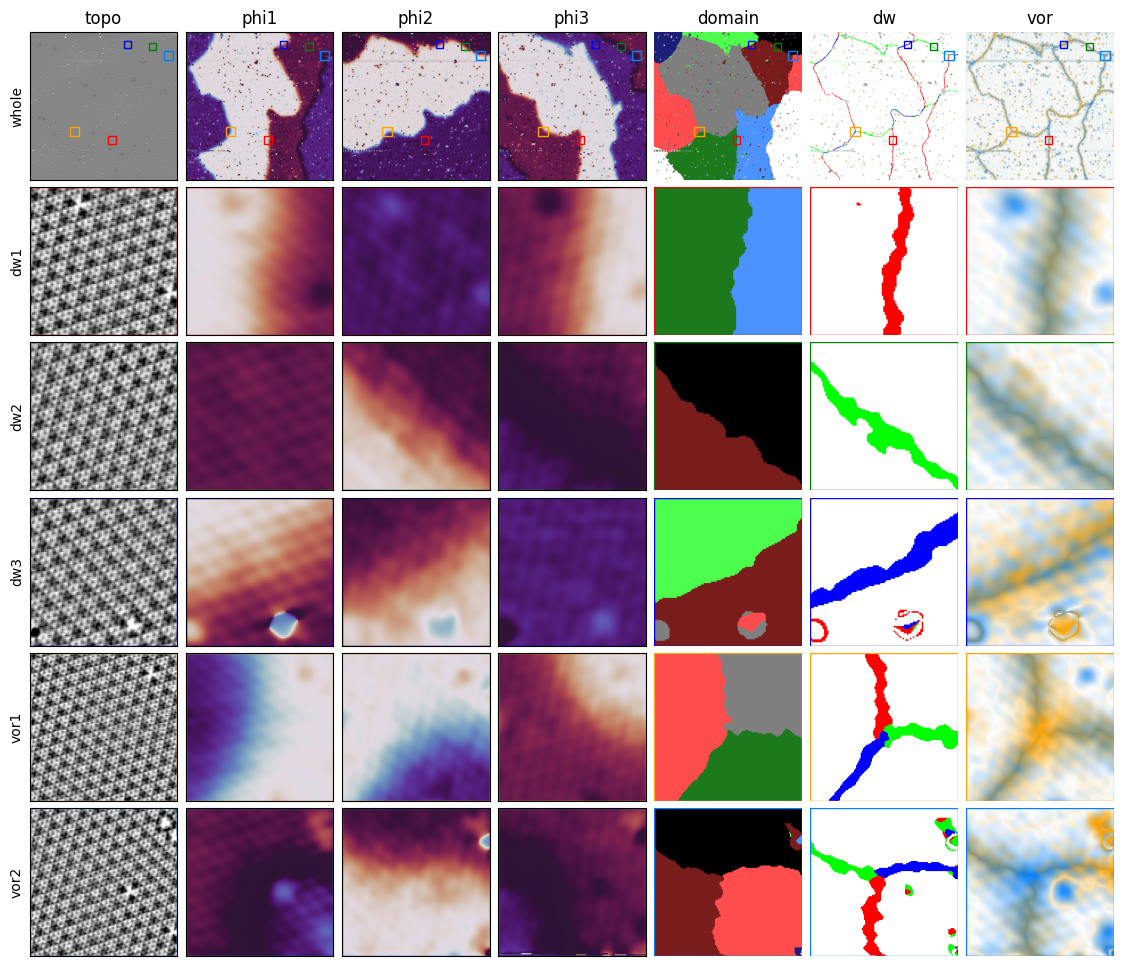
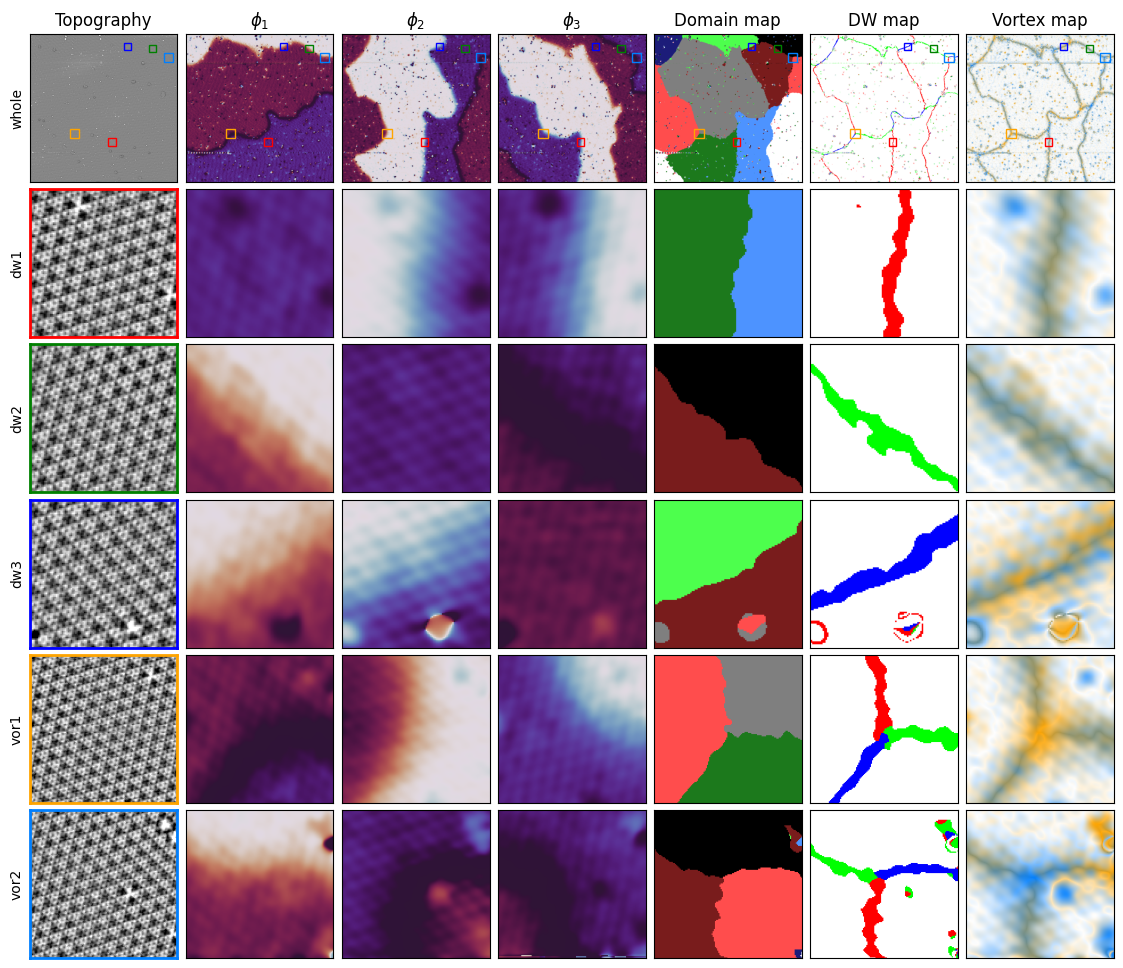
The notebook cell's code change between the first figure and the second:
--- before
+++ after
@@ -2,14 +2,16 @@
 msb,nsb = 6,7
 nm_rows = ['whole','dw1','dw2','dw3','vor1','vor2']
-nm_cols = ['topo','phi1','phi2','phi3','domain','dw','vor']
+nm_cols = ['Topography',r'$\phi_1$',r'$\phi_2$',r'$\phi_3$'
+           ,'Domain map','DW map','Vortex map']
 fig,axs = plt.subplots(msb,nsb,figsize=(14,12))
 fig.subplots_adjust(hspace=0.05, wspace=0.05)
 idt = 0
 def vis_cbox():
-    cw_r.ax_cropbox(ls='-',ec='r')
-    cw_g.ax_cropbox(ls='-',ec='g')
-    cw_b.ax_cropbox(ls='-',ec='b')    
-    cw_vr.ax_cropbox(ls='-',ec=CLR_NODE[0,:])
-    cw_vl.ax_cropbox(ls='-',ec=CLR_NODE[1,:])
+    for cw,clr in zip(cw_all,cw_clrs):
+        cw.ax_cropbox(ls='-',ec=clr)
+def box_edge(ax,clr,thick):
+    for spine in ax.spines.values():
+        spine.set_edgecolor(clr)
+        spine.set_linewidth(thick)       
 for isb in range(msb):    
     plt.sca(axs[isb,0]);imgen.topo(idt,cmap='gray')
@@ -23,19 +25,19 @@
 for ax in axs.flat:
     plt.sca(ax)
-    vis_cbox()
+    # box_edge(ax,'k',1)
     ax.set_xticks([])
-    ax.set_yticks([])    
+    ax.set_yticks([])   
+    ax.axis('on') 
 for ax in axs[0,:]:
     plt.sca(ax)
     plt.title(nm_cols[axs[0,:].tolist().index(ax)])
+    vis_cbox()
 for ax in axs[:,0]:
     plt.sca(ax)
     plt.ylabel(nm_rows[axs[:,0].tolist().index(ax)])
 for isb in range(1,msb):
+    ax = axs[isb,0]
+    box_edge(ax, cw_clrs[isb-1], 2)
     for jsb in range(nsb):
         plt.sca(axs[isb,jsb])
         cw_all[isb-1].ax_xylims()
-ax = axs[1,0]
-for spine in ax.spines.values():
-    spine.set_edgecolor('r')
-    spine.set_linewidth(1.5)

Commit: FEAT(pub): more trimming